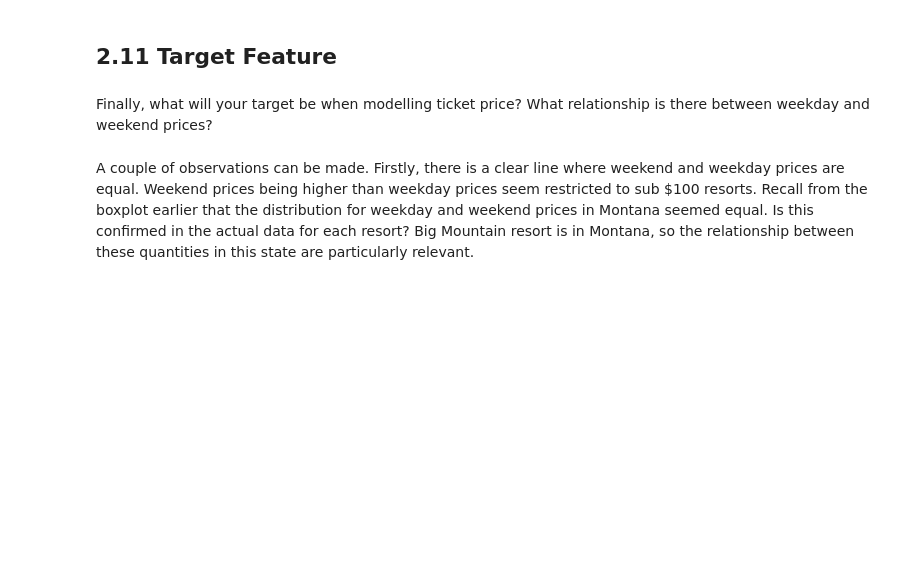
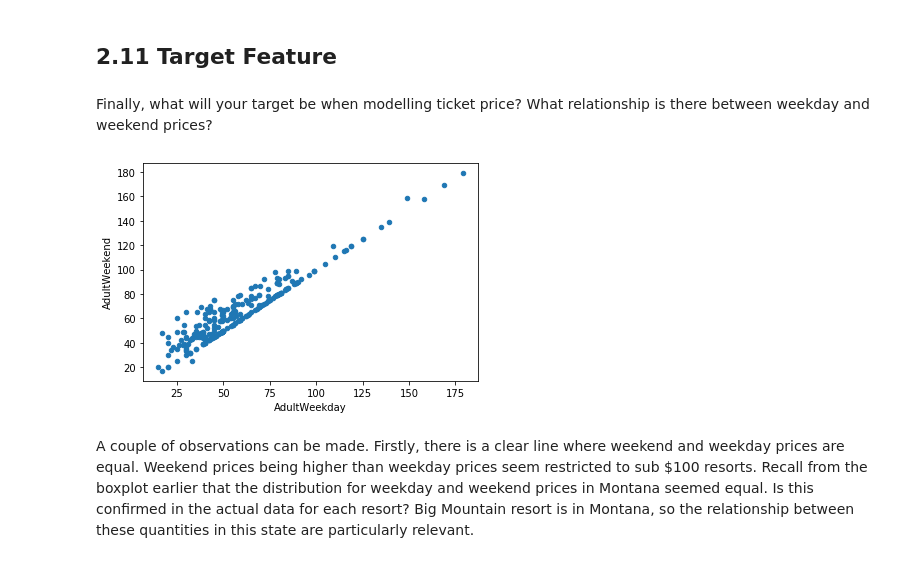
Before and after one commit to parthyadav13/DataScienceGuidedCapstone, a Jupyter notebook: Notebooks/02_data_wrangling.ipynb, the cells around one changed output. Cells and saved outputs as stored; diff of their text form; code cells hidden in the pictures; blank space fills up the shorter version.

```diff
--- a/Notebooks/02_data_wrangling.ipynb
+++ b/Notebooks/02_data_wrangling.ipynb
@@ -736,7 +796,7 @@ About 14% of the rows have no price data. As the price is your target, these row
 # %%
 #Code task 28#
 #Use `missing_price` to remove rows from ski_data where both price values are missing
-ski_data = ski_data[___ != 2]
+ski_data= ski_data[ski_data[['AdultWeekend', 'AdultWeekday']].isnull().sum(axis=1) != 2]
 # %% [markdown]
 ## 2.9 Review distributions<a id='2.9_Review_distributions'></a>
 # %%
@@ -867,8 +952,10 @@ Finally, what will your target be when modelling ticket price? What relationship
 # %%
 #Code task 36#
 #Use ski_data's `plot()` method to create a scatterplot (kind='scatter') with 'AdultWeekday' on the x-axis and
 #'AdultWeekend' on the y-axis
-ski_data.___(x=___, y=___, kind=___);
+ski_data.plot(x='AdultWeekday', y='AdultWeekend', kind='scatter');
+# %% [output]
+[figure, added]
 # %% [markdown]
 A couple of observations can be made. Firstly, there is a clear line where weekend and weekday prices are equal. Weekend prices being higher than weekday prices seem restricted to sub $100 resorts. Recall from the boxplot earlier that the distribution for weekday and weekend prices in Montana seemed equal. Is this confirmed in the actual data for each resort? Big Mountain resort is in Montana, so the relationship between these quantities in this state are particularly relevant.
 # %%
```
Also changed, not shown: parts of 34 cells of this notebook, 2 other files.
